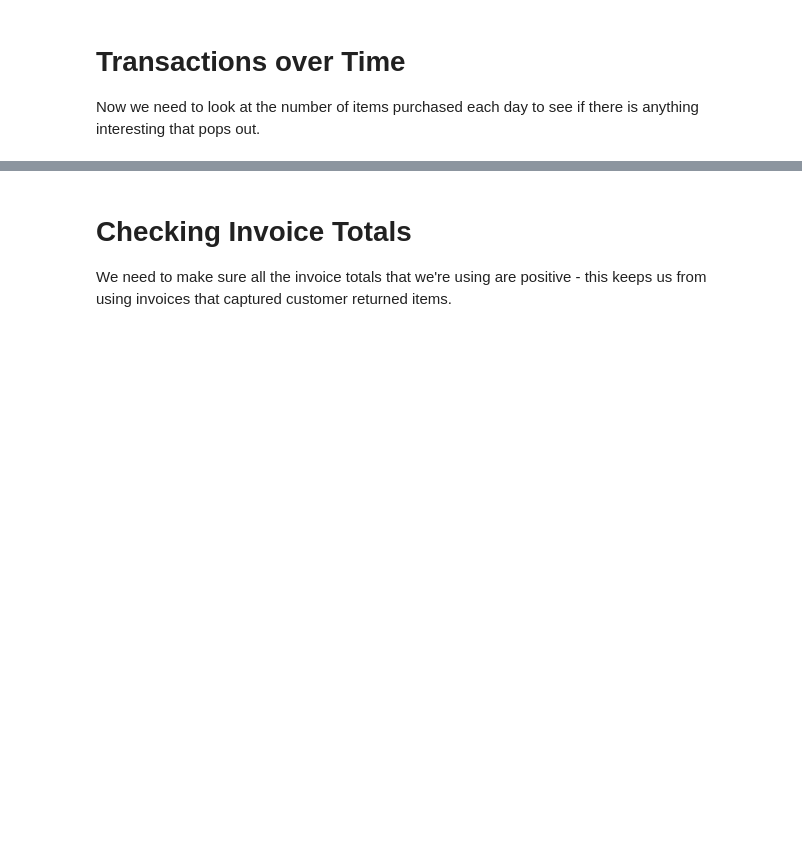
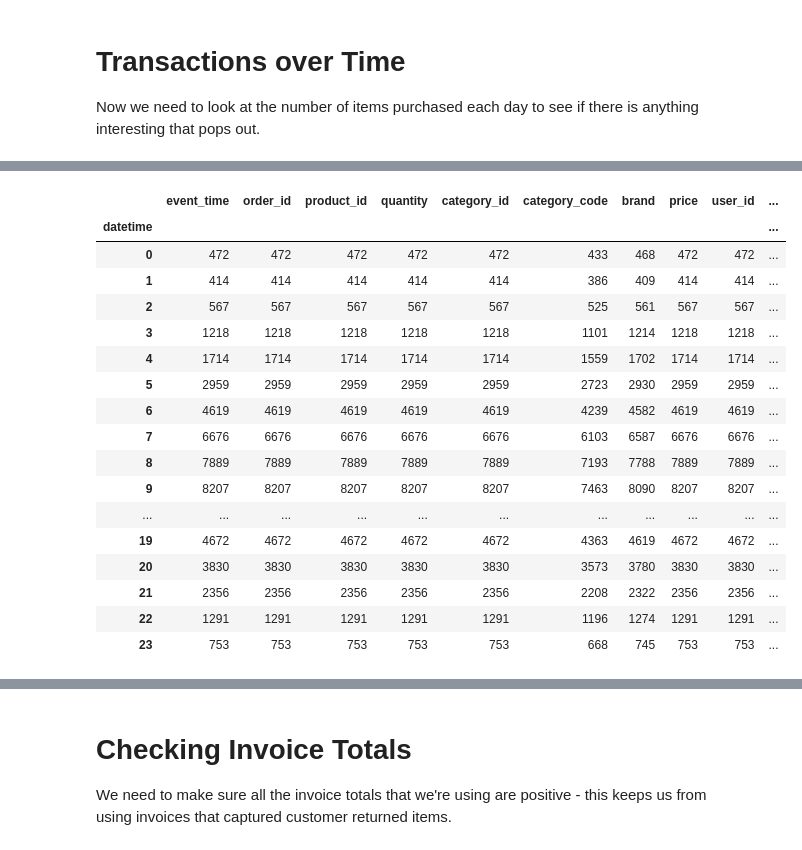
Before and after one commit to HSV-AI/product-recommendation, a Jupyter notebook: notebooks/jewelry-EDA.ipynb, the cells around one changed output, grey strips where cells are left out. Saved outputs shown, nothing was run; the diff lists cells and outputs as text; code cells hidden in the pictures; blank space fills up the shorter version.

```diff
--- a/notebooks/jewelry-EDA.ipynb
+++ b/notebooks/jewelry-EDA.ipynb
@@ -103,6 +170,7 @@ datetime_object = datetime.strptime('2018-11-29 16:30:45 UTC', '%Y-%m-%d %H:%M:%
 
 def func(date):
     temp = datetime.strptime(str(date), '%Y-%m-%d %H:%M:%S UTC')
-    return temp.strftime('%Y%m%d')
+    return temp
+#     return temp.strftime('%Y%m%d')
 
 transactions['datetime'] = transactions.apply(lambda x: func(x.event_time), axis=1)
@@ -109,3 +208,24 @@ transactions['datetime'] = transactions.apply(lambda x: func(x.event_time), axis
+# %%
+transactions.groupby(transactions['datetime'].dt.hour).count()
+# %% [output]
+|  | event_time | order_id | product_id | quantity | category_id | category_code | brand | price | user_id | ... |
+| datetime |  |  |  |  |  |  |  |  |  | ... |
+| 0 | 472 | 472 | 472 | 472 | 472 | 433 | 468 | 472 | 472 | ... |
+| 1 | 414 | 414 | 414 | 414 | 414 | 386 | 409 | 414 | 414 | ... |
+| 2 | 567 | 567 | 567 | 567 | 567 | 525 | 561 | 567 | 567 | ... |
+| 3 | 1218 | 1218 | 1218 | 1218 | 1218 | 1101 | 1214 | 1218 | 1218 | ... |
+| 4 | 1714 | 1714 | 1714 | 1714 | 1714 | 1559 | 1702 | 1714 | 1714 | ... |
+| 5 | 2959 | 2959 | 2959 | 2959 | 2959 | 2723 | 2930 | 2959 | 2959 | ... |
+| 6 | 4619 | 4619 | 4619 | 4619 | 4619 | 4239 | 4582 | 4619 | 4619 | ... |
+| 7 | 6676 | 6676 | 6676 | 6676 | 6676 | 6103 | 6587 | 6676 | 6676 | ... |
+| 8 | 7889 | 7889 | 7889 | 7889 | 7889 | 7193 | 7788 | 7889 | 7889 | ... |
+| 9 | 8207 | 8207 | 8207 | 8207 | 8207 | 7463 | 8090 | 8207 | 8207 | ... |
+| ... | ... | ... | ... | ... | ... | ... | ... | ... | ... | ... |
+| 19 | 4672 | 4672 | 4672 | 4672 | 4672 | 4363 | 4619 | 4672 | 4672 | ... |
+| 20 | 3830 | 3830 | 3830 | 3830 | 3830 | 3573 | 3780 | 3830 | 3830 | ... |
+| 21 | 2356 | 2356 | 2356 | 2356 | 2356 | 2208 | 2322 | 2356 | 2356 | ... |
+| 22 | 1291 | 1291 | 1291 | 1291 | 1291 | 1196 | 1274 | 1291 | 1291 | ... |
+| 23 | 753 | 753 | 753 | 753 | 753 | 668 | 745 | 753 | 753 | ... |
 # %%
 transactions.groupby(['datetime'])['datetime'] \
                              .count() \
```
Also changed, not shown: parts of 27 cells of this notebook, 11 other files.
